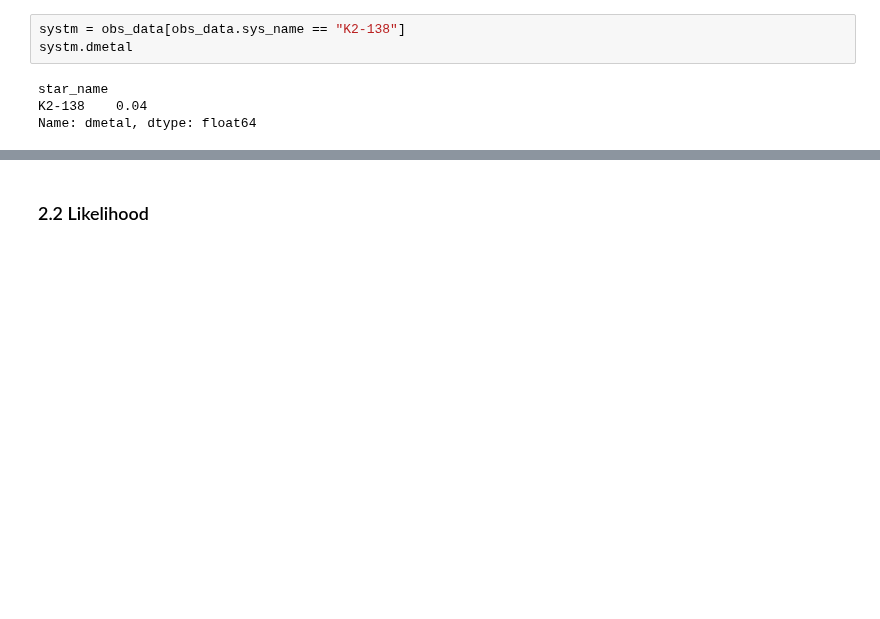
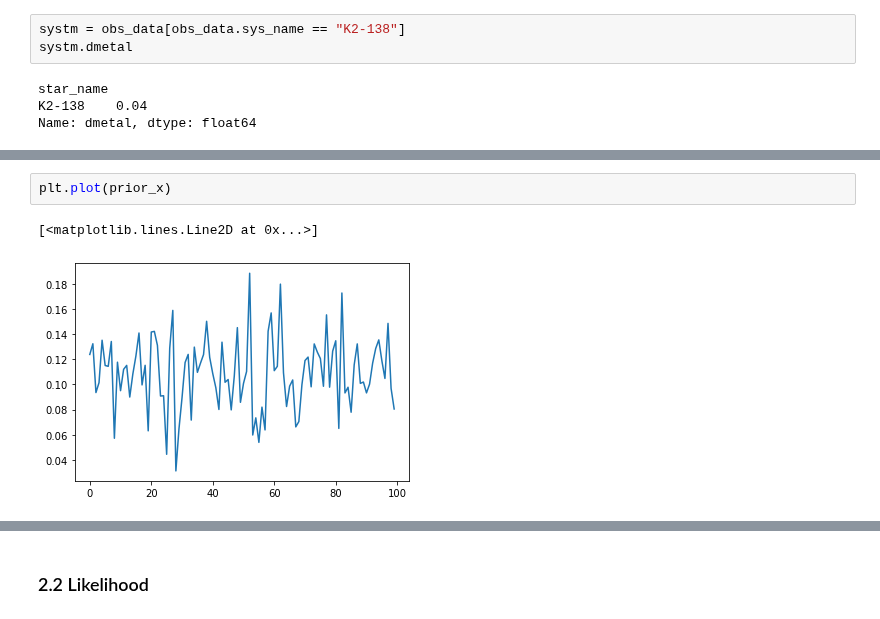
Before and after one commit to fjbautistas/kde_example, a Jupyter notebook: Marginal_Distributions.ipynb, the cells around one changed output, grey strips where cells are left out. Cells and saved outputs as stored; diff of their text form; blank space fills up the shorter version.

```diff
--- a/Marginal_Distributions.ipynb
+++ b/Marginal_Distributions.ipynb
@@ -164,0 +158,5 @@ plt.contour(prior)
+# %%
+plt.plot(prior_x)
+# %% [output]
+[<matplotlib.lines.Line2D at 0x...>]
+[figure, added]
```
Also changed, not shown: parts of 7 cells of this notebook.
